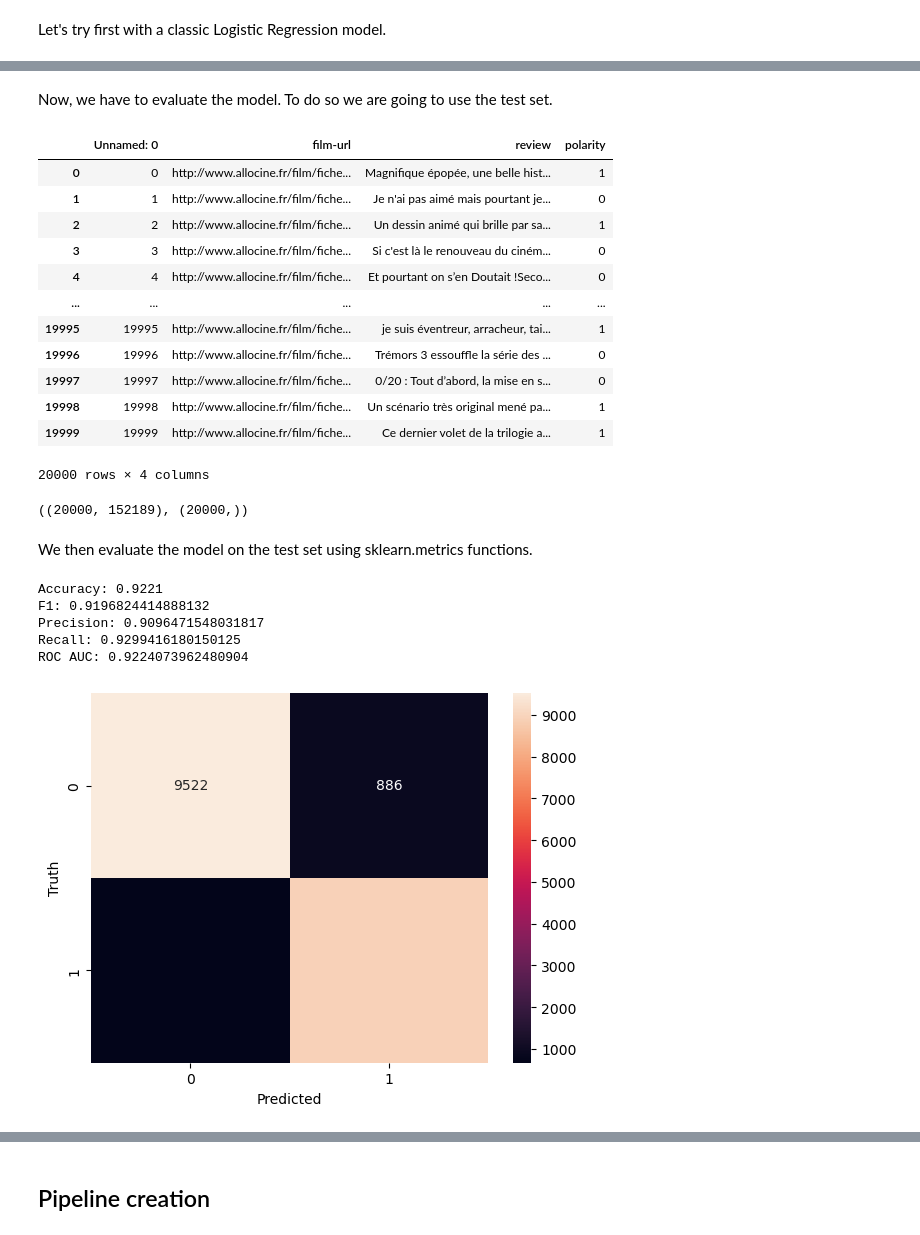
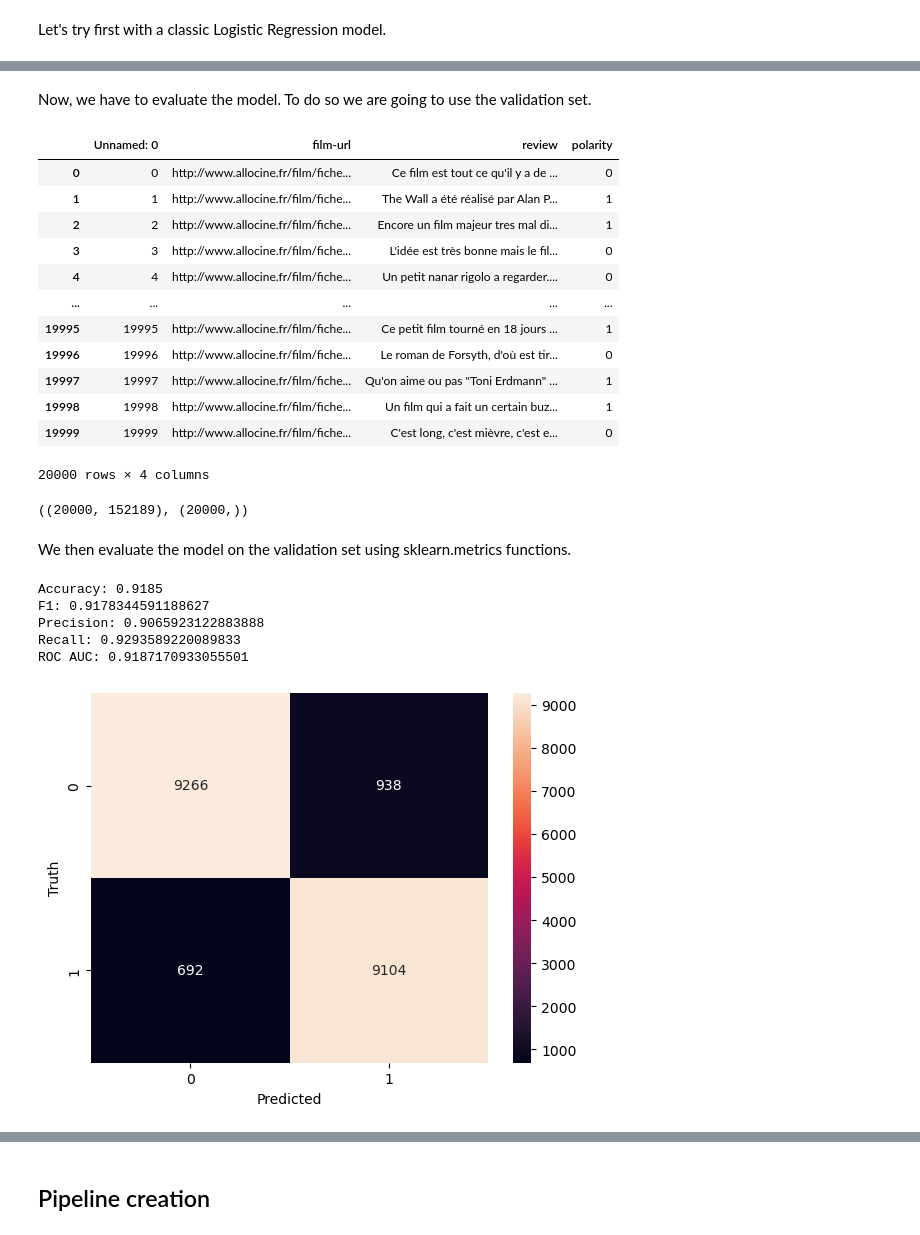
Before and after one commit to nderonsart/mlops_project, a Jupyter notebook: notebooks/model_design.ipynb, the cells around one changed output, grey strips where cells are left out. Saved outputs shown, nothing was run; the diff lists cells and outputs as text; code cells hidden in the pictures.

Commit message:
Model selection

```diff
--- a/notebooks/model_design.ipynb
+++ b/notebooks/model_design.ipynb
@@ -56,6 +61,6 @@ Now, we can use the vectorized text to train a first model.
 # %% [markdown]
 Let's try first with a classic Logistic Regression model.
 # %%
-model = LogisticRegression()
+model = LogisticRegression(max_iter=500, random_state=42)
 model.fit(X_train, y_train)
 # %% [output]
@@ -70,27 +68,27 @@ LogisticRegression()
 # %% [markdown]
-Now, we have to evaluate the model. To do so we are going to use the test set.
+Now, we have to evaluate the model. To do so we are going to use the validation set.
 # %%
-df_test = pd.read_csv('../data/test.csv')
-df_test
+df_valid = pd.read_csv('../data/valid.csv')
+df_valid
 # %% [output]
 |  | Unnamed: 0 | film-url | review | polarity |
-| 0 | 0 | http://www.allocine.fr/film/fiche... | Magnifique épopée, une belle hist... | 1 |
-| 1 | 1 | http://www.allocine.fr/film/fiche... | Je n'ai pas aimé mais pourtant je... | 0 |
-| 2 | 2 | http://www.allocine.fr/film/fiche... | Un dessin animé qui brille par sa... | 1 |
-| 3 | 3 | http://www.allocine.fr/film/fiche... | Si c'est là le renouveau du ciném... | 0 |
-| 4 | 4 | http://www.allocine.fr/film/fiche... | Et pourtant on s’en Doutait !Seco... | 0 |
+| 0 | 0 | http://www.allocine.fr/film/fiche... | Ce film est tout ce qu'il y a de ... | 0 |
+| 1 | 1 | http://www.allocine.fr/film/fiche... | The Wall a été réalisé par Alan P... | 1 |
+| 2 | 2 | http://www.allocine.fr/film/fiche... | Encore un film majeur tres mal di... | 1 |
+| 3 | 3 | http://www.allocine.fr/film/fiche... | L'idée est très bonne mais le fil... | 0 |
+| 4 | 4 | http://www.allocine.fr/film/fiche... | Un petit nanar rigolo a regarder.... | 0 |
 | ... | ... | ... | ... | ... |
-| 19995 | 19995 | http://www.allocine.fr/film/fiche... | je suis éventreur, arracheur, tai... | 1 |
-| 19996 | 19996 | http://www.allocine.fr/film/fiche... | Trémors 3 essouffle la série des ... | 0 |
-| 19997 | 19997 | http://www.allocine.fr/film/fiche... | 0/20 : Tout d’abord, la mise en s... | 0 |
-| 19998 | 19998 | http://www.allocine.fr/film/fiche... | Un scénario très original mené pa... | 1 |
-| 19999 | 19999 | http://www.allocine.fr/film/fiche... | Ce dernier volet de la trilogie a... | 1 |
+| 19995 | 19995 | http://www.allocine.fr/film/fiche... | Ce petit film tourné en 18 jours ... | 1 |
+| 19996 | 19996 | http://www.allocine.fr/film/fiche... | Le roman de Forsyth, d'où est tir... | 0 |
+| 19997 | 19997 | http://www.allocine.fr/film/fiche... | Qu'on aime ou pas "Toni Erdmann" ... | 1 |
+| 19998 | 19998 | http://www.allocine.fr/film/fiche... | Un film qui a fait un certain buz... | 1 |
+| 19999 | 19999 | http://www.allocine.fr/film/fiche... | C'est long, c'est mièvre, c'est e... | 0 |
 20000 rows × 4 columns
 # %%
-X_test = tfidf.transform(df_test['review'])
-y_test = df_test['polarity']
-X_test.shape, y_test.shape
+X_valid = tfidf.transform(df_valid['review'])
+y_valid = df_valid['polarity']
+X_valid.shape, y_valid.shape
 # %% [output]
 ((20000, 152189), (20000,))
 # %% [markdown]
-We then evaluate the model on the test set using sklearn.metrics functions.
+We then evaluate the model on the validation set using sklearn.metrics functions.
@@ -99,32 +95,32 @@ from sklearn.metrics import accuracy_score, f1_score, precision_score, recall_sc
 # %%
-def evaluate(model, X_test, y_test):
-    y_pred = model.predict(X_test)
+def evaluate(model, X_valid, y_valid):
+    y_pred = model.predict(X_valid)
 
-    accuracy = accuracy_score(y_test, y_pred)
-    f1 = f1_score(y_test, y_pred)
-    precision = precision_score(y_test, y_pred)
-    recall = recall_score(y_test, y_pred)
-    roc_auc = roc_auc_score(y_test, y_pred)
+    accuracy = accuracy_score(y_valid, y_pred)
+    f1 = f1_score(y_valid, y_pred)
+    precision = precision_score(y_valid, y_pred)
+    recall = recall_score(y_valid, y_pred)
+    roc_auc = roc_auc_score(y_valid, y_pred)
     print(f'Accuracy: {accuracy}')
     print(f'F1: {f1}')
     print(f'Precision: {precision}')
     print(f'Recall: {recall}')
     print(f'ROC AUC: {roc_auc}')
 
-    cm = confusion_matrix(y_test, y_pred)
+    cm = confusion_matrix(y_valid, y_pred)
     sns.heatmap(cm, annot=True, fmt='d')
     plt.xlabel('Predicted')
     plt.ylabel('Truth')
     plt.show()
 # %%
-evaluate(model, X_test, y_test)
+evaluate(model, X_valid, y_valid)
 # %% [output]
-Accuracy: 0.9221
-F1: 0.9196824414888132
-Precision: 0.9096471548031817
-Recall: 0.9299416180150125
-ROC AUC: 0.9224073962480904
+Accuracy: 0.9185
+F1: 0.9178344591188627
+Precision: 0.9065923122883888
+Recall: 0.9293589220089833
+ROC AUC: 0.9187170933055501
-[figure, old version]
+[figure, new version]
 # %% [markdown]
 Our accuracy, f1 score, precision, recall and ROC AUC are giving us good scores on the evaluation set. Indeed, we have more than 90% for each scores.
 
```
Also changed, not shown: parts of 17 cells of this notebook, 2 other files.
